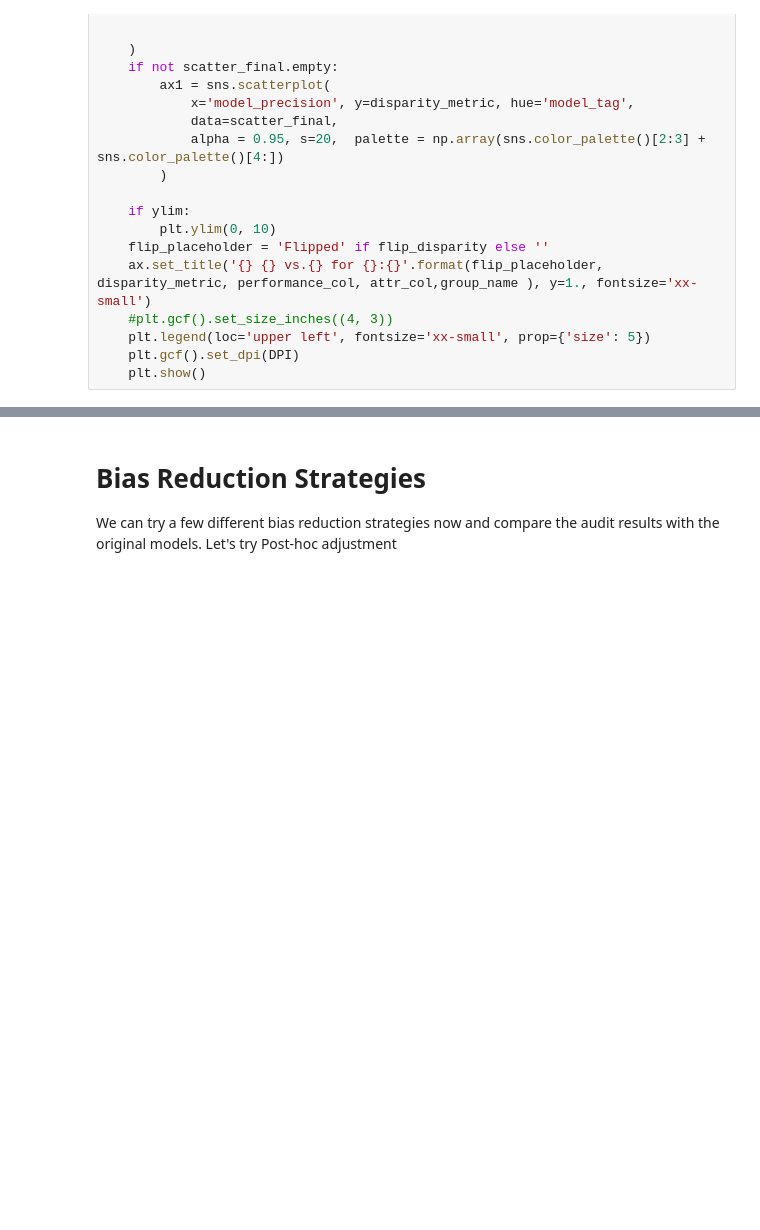
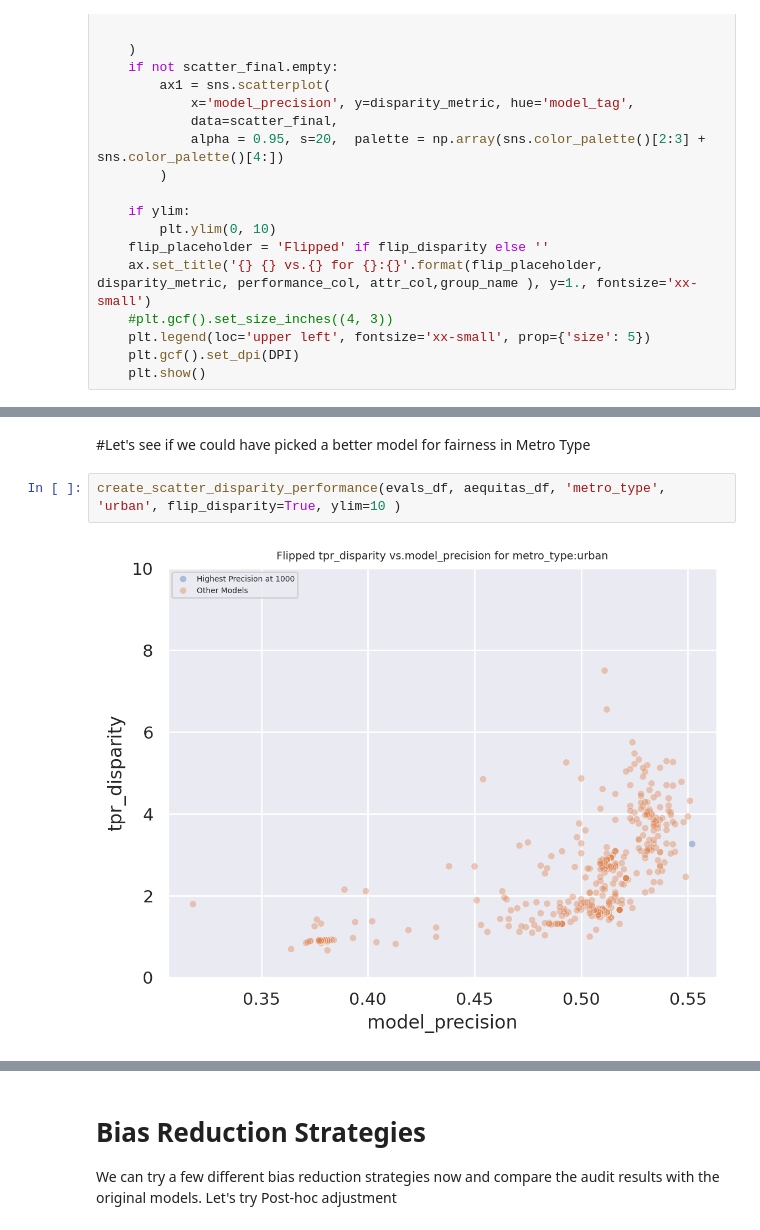
Before and after one commit to msoley/CSCI-535, a Jupyter notebook: Bias_reduction_posthoc.ipynb, the cells around one changed output, grey strips where cells are left out. Saved outputs shown, nothing was run; the diff lists cells and outputs as text; blank space fills up the shorter version.

```diff
--- a/Bias_reduction_posthoc.ipynb
+++ b/Bias_reduction_posthoc.ipynb
@@ -165,0 +173,7 @@ def create_scatter_disparity_performance(evals_df, aequitas_df,  attr_col, group
+# %% [markdown]
+
+#Let's see if we could have picked a better model for fairness in Metro Type
+# %%
+create_scatter_disparity_performance(evals_df, aequitas_df, 'metro_type', 'urban', flip_disparity=True, ylim=10 )
+# %% [output]
+[figure, added]
```
Also changed, not shown: parts of 4 cells of this notebook.
